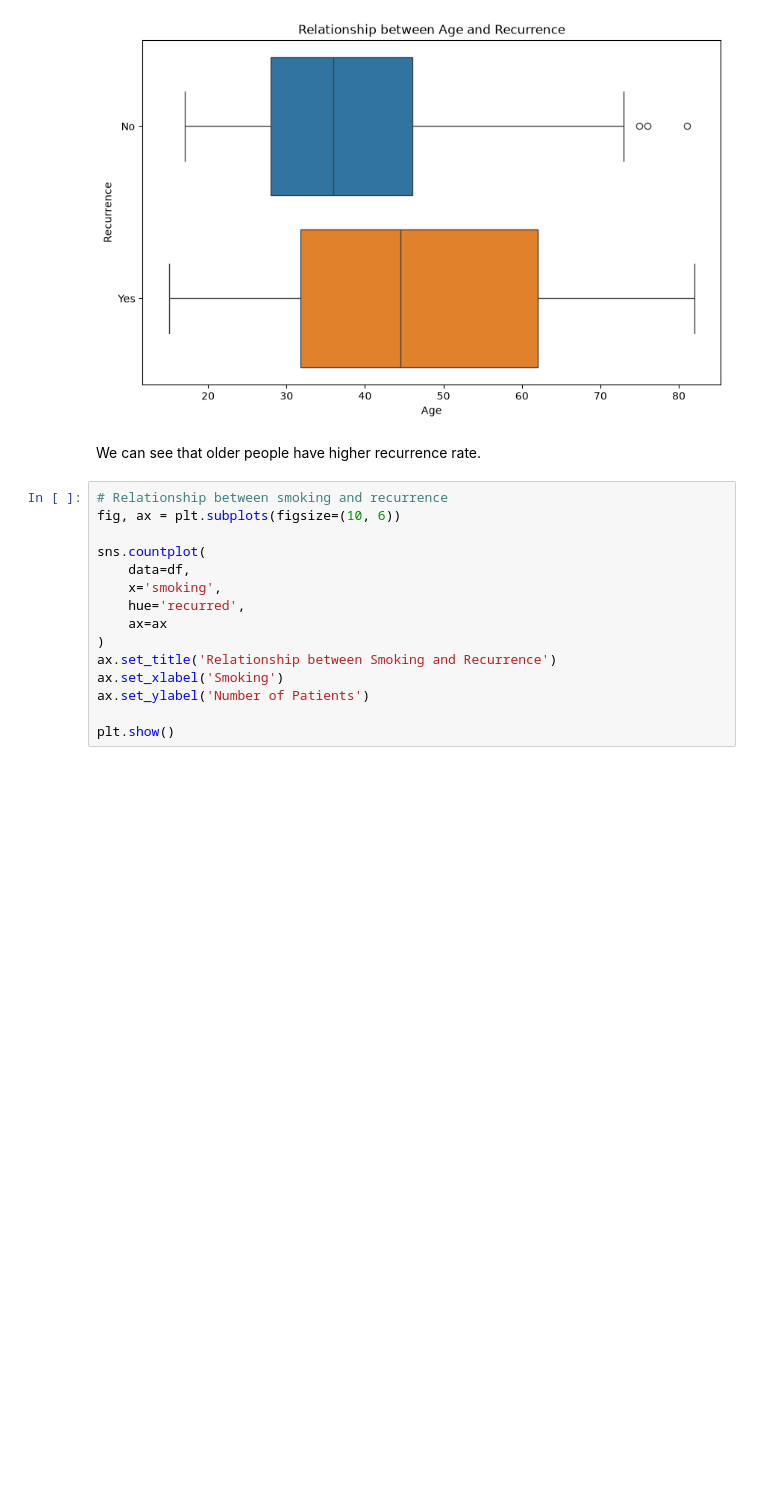
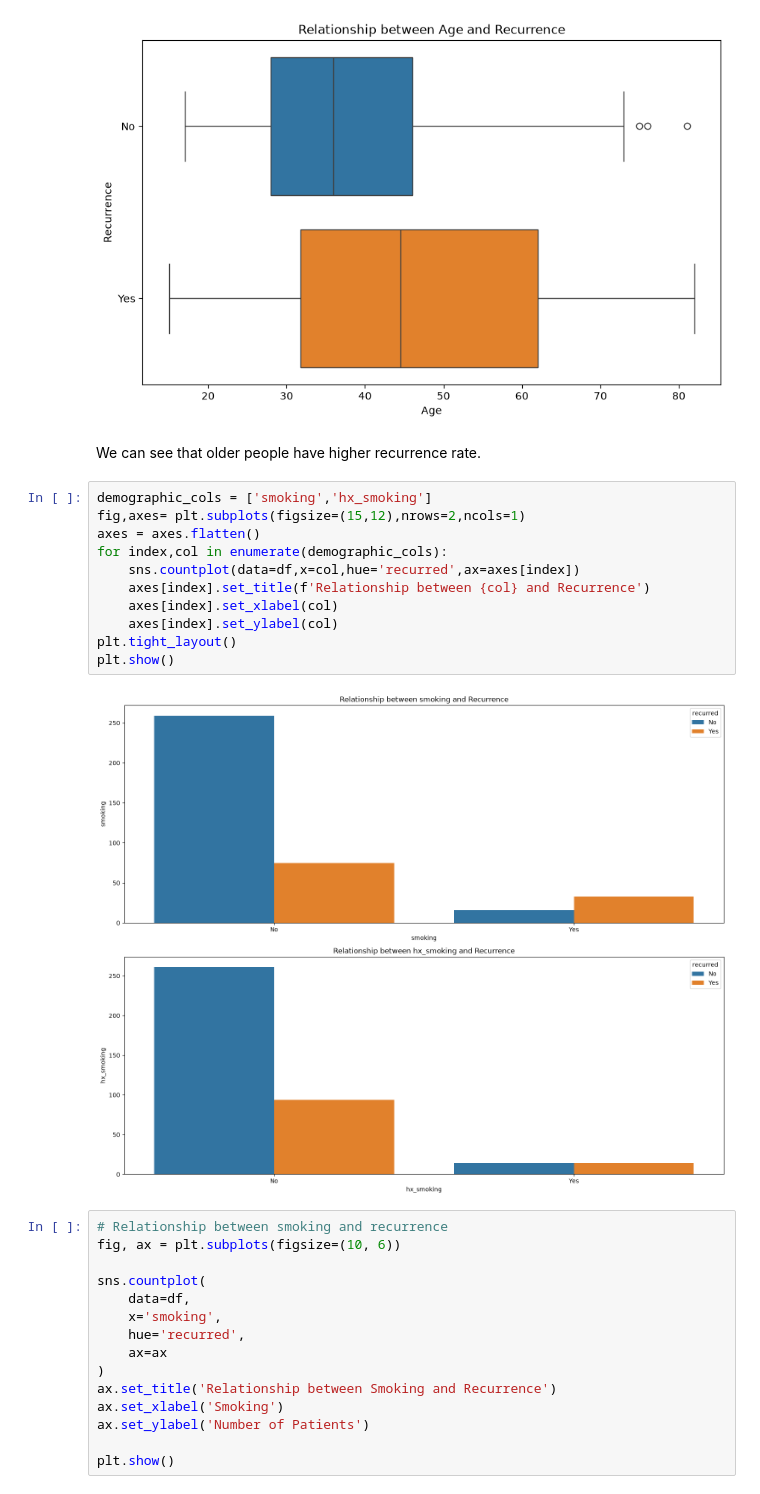
Before and after one commit to TravisArnt/thyroid-recurrence-prediction, a Jupyter notebook: notebooks/01_eda.ipynb, the cells around one changed output. Cells and saved outputs as stored; diff of their text form; blank space fills up the shorter version.

```diff
--- a/notebooks/01_eda.ipynb
+++ b/notebooks/01_eda.ipynb
@@ -180,6 +191,19 @@ plt.show()
 [figure]
 # %% [markdown]
 We can see that older people have higher recurrence rate.
+# %%
+demographic_cols = ['smoking','hx_smoking']
+fig,axes= plt.subplots(figsize=(15,12),nrows=2,ncols=1)
+axes = axes.flatten()
+for index,col in enumerate(demographic_cols):
+    sns.countplot(data=df,x=col,hue='recurred',ax=axes[index])
+    axes[index].set_title(f'Relationship between {col} and Recurrence')
+    axes[index].set_xlabel(col)
+    axes[index].set_ylabel(col)
+plt.tight_layout()
+plt.show()
+# %% [output]
+[figure, added]
 # %%
 # Relationship between smoking and recurrence
 fig, ax = plt.subplots(figsize=(10, 6))
```
Also changed, not shown: parts of 5 cells of this notebook.
